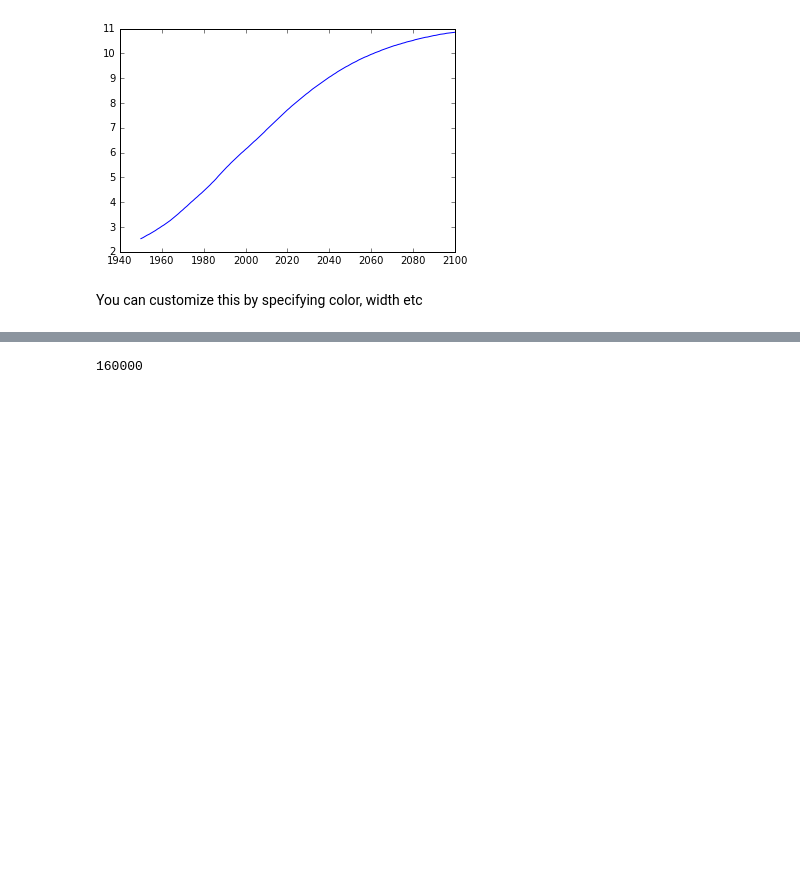
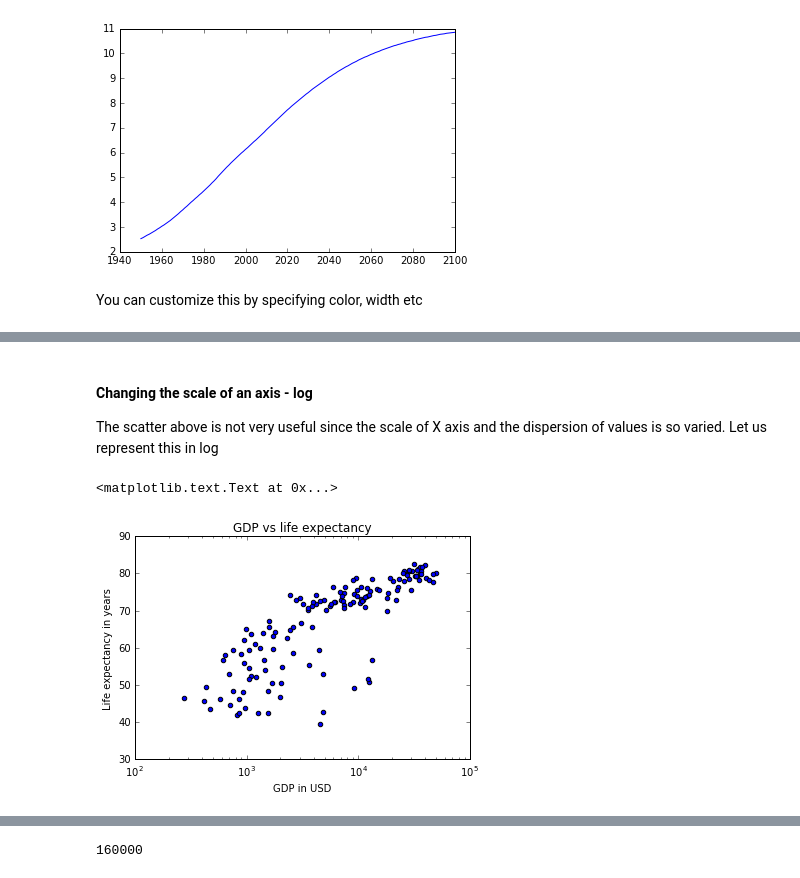
Before and after one commit to AtmaMani/pyChakras, a Jupyter notebook: data_viz/matplotlib_tutorial.ipynb, the cells around one changed output, grey strips where cells are left out. Cells and saved outputs as stored; diff of their text form; code cells hidden in the pictures; blank space fills up the shorter version.

```diff
--- a/data_viz/matplotlib_tutorial.ipynb
+++ b/data_viz/matplotlib_tutorial.ipynb
@@ -38,0 +77,12 @@ Let us plot a case where the value of Y is varies so much that it makes sense to
+# %% [markdown]
+#### Changing the scale of an axis - log
+The scatter above is not very useful since the scale of X axis and the dispersion of values is so varied. Let us represent this in log
+# %%
+my_scat = plt.scatter(gdp_cap, life_exp)
+plt.xscale('log')
+plt.title('GDP vs life expectancy')
+plt.xlabel('GDP in USD')
+plt.ylabel('Life expectancy in years')
+# %% [output]
+<matplotlib.text.Text at 0x...>
+[figure, added]
```
Also changed, not shown: parts of 20 cells of this notebook, 1 other file.
